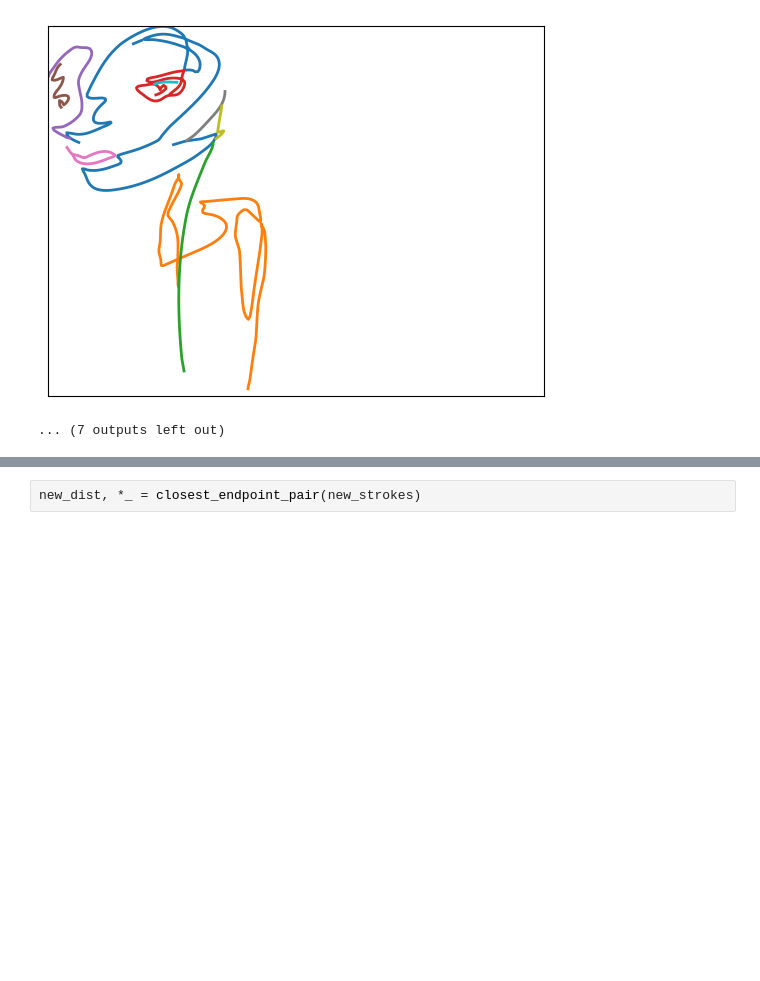
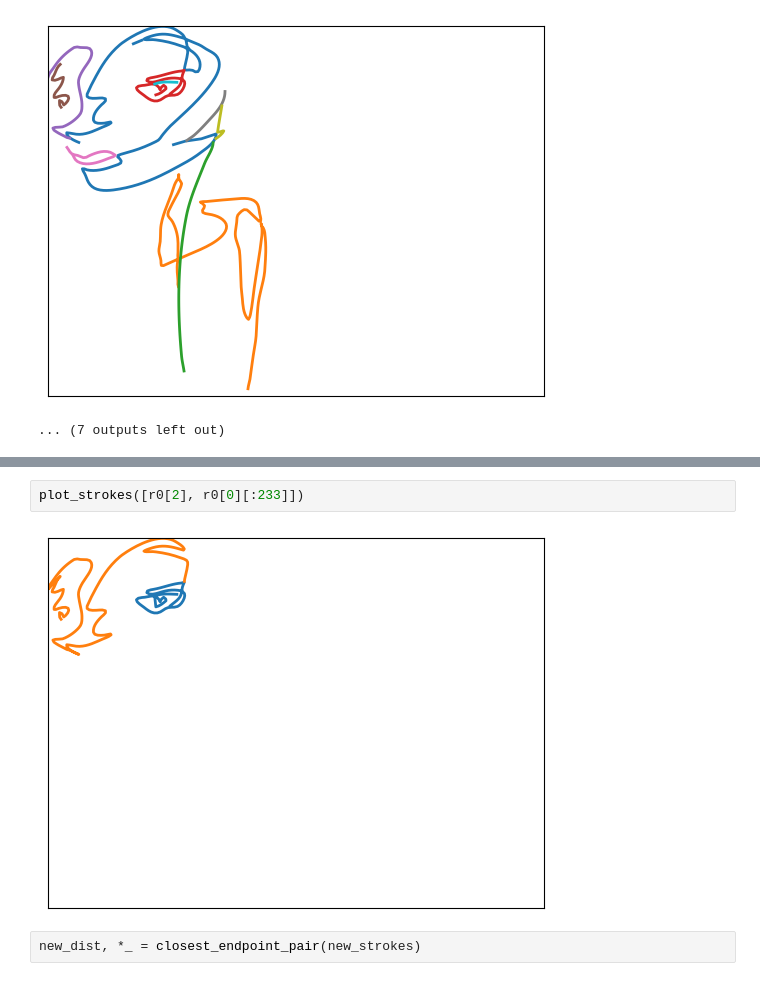
Before and after one commit to andrewlook/singleline_dataset, a Jupyter notebook: nbs/05a_path_joining.ipynb, the cells around one changed output, grey strips where cells are left out. Drawn from its saved outputs; the diff is of its cells as text; blank space fills up the shorter version.

```diff
--- a/nbs/05a_path_joining.ipynb
+++ b/nbs/05a_path_joining.ipynb
@@ -308,3 +441,7 @@ plot_strokes(r0)
+# %%
+plot_strokes([r0[2], r0[0][:233]])
+# %% [output]
+[figure, added]
 # %%
 new_dist, *_ = closest_endpoint_pair(new_strokes)
 # %%
```
Also changed, not shown: parts of 14 cells of this notebook, 5 other files.
